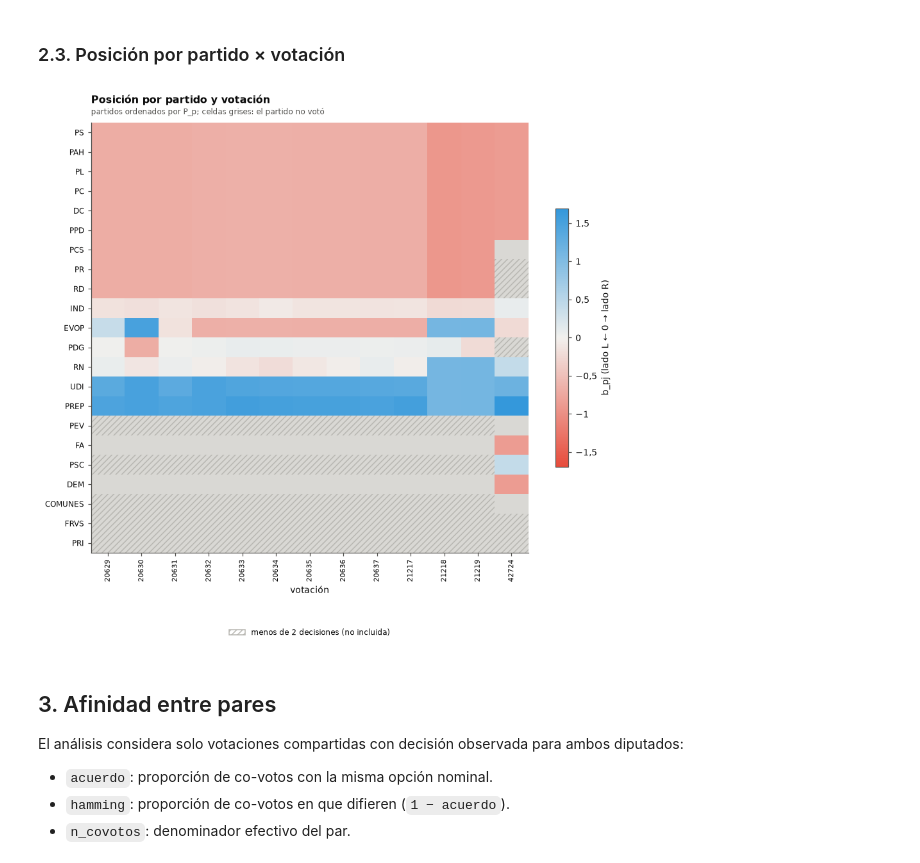
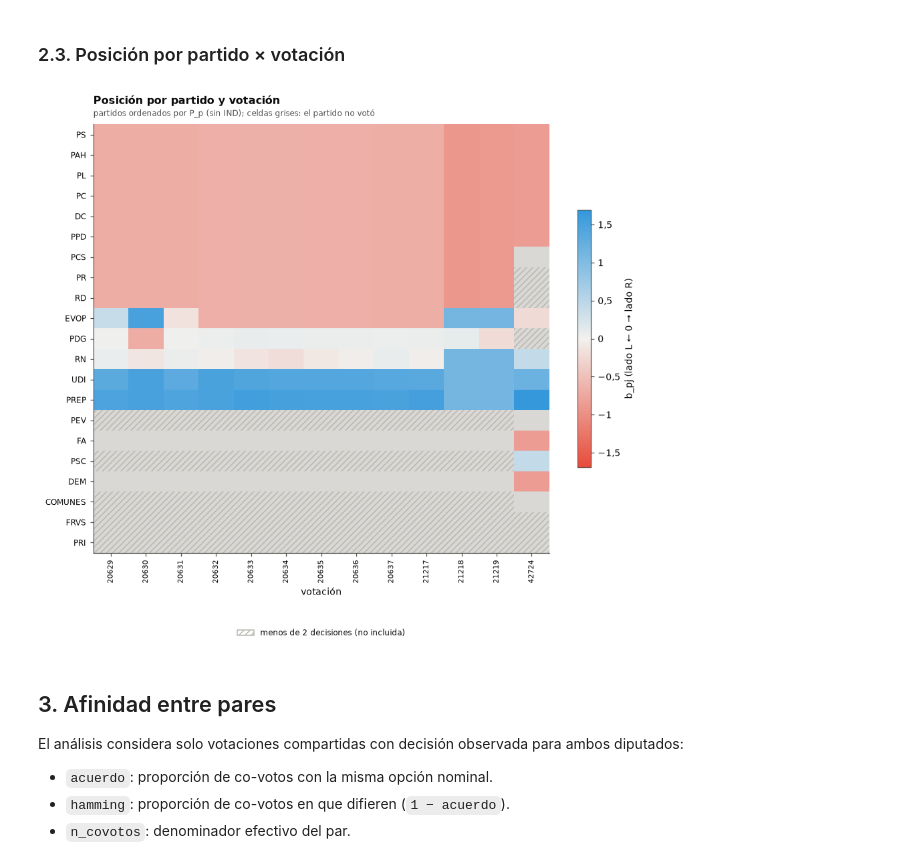
Before and after one commit to joserodriguezc/grupo_1_programacion_ciencia_datos, a Jupyter notebook: F4/notebooks/F4_03_metricas_partidos_afinidad.ipynb, the cells around one changed output. Saved outputs shown, nothing was run; the diff lists cells and outputs as text; code cells hidden in the pictures.

```diff
--- a/F4/notebooks/F4_03_metricas_partidos_afinidad.ipynb
+++ b/F4/notebooks/F4_03_metricas_partidos_afinidad.ipynb
@@ -97,6 +98,9 @@ universo = pd.read_csv(rutas['universo']).set_index('metodo')
 
 partido_votacion = posicion.loc[posicion['nivel'].eq('partido_votacion')].copy()
 partidos = posicion.loc[posicion['nivel'].eq('partido')].copy()
+# P_p publicable: estimable y de un partido (IND se calcula, pero no se publica).
+partidos['publicable'] = partidos['publicable'].astype(str).str.lower().eq('true')
+no_partidarios = partidos.loc[partidos['tipo_grupo'].ne('partido')]
 
 assert matriz_hamming.shape[0] == matriz_hamming.shape[1]
 assert {'P_p', 'n_votaciones', 'mediana_d1', 'iqr_d1'}.issubset(partidos.columns)
@@ -105,7 +109,7 @@ assert {'acuerdo', 'hamming', 'n_covotos', 'incluido'}.issubset(afinidad.columns
 controles = pd.DataFrame([
     ('posicion_partido_votacion', len(partido_votacion),
      int(partido_votacion['incluido'].fillna(False).astype(bool).sum())),
-    ('posicion_partidaria_P_p', len(partidos), int(partidos['P_p'].notna().sum())),
+    ('posicion_partidaria_P_p', len(partidos), int(partidos['publicable'].sum())),
     ('afinidad_pares', len(afinidad), int(afinidad['incluido'].fillna(False).astype(bool).sum())),
 ], columns=['metodo', 'n_corpus', 'n_incluidos']).set_index('metodo')
 controles['coincide_con_universo'] = (
@@ -157,7 +164,7 @@ display(tabla_partidos)
 # %% [markdown]
 ### 2.1. Perfil relativo por partido
 # %%
-estimables = partidos.loc[partidos['P_p'].notna()].copy().sort_values('P_p')
+estimables = partidos.loc[partidos['publicable']].copy().sort_values('P_p')
 
 fig, ax = plt.subplots(figsize=(9, max(4.5, 0.38 * len(estimables))))
 colores = [vis.GRUPOS[lado(v)] for v in estimables['P_p']]
@@ -173,11 +180,11 @@ ax.tick_params(axis='y', length=0)
 ax.grid(axis='x')
 vis.formato_coma(ax, 'x')
 vis.titulo(ax, 'Posición partidaria relativa',
-           f'{len(estimables)} partidos con P_p estimable · eje B-Call del corpus')
+           f'{len(estimables)} partidos con P_p publicable · eje B-Call del corpus')
 vis.leyenda_inferior(ax, [vis.parche(vis.GRUPOS['L'], 'lado L (P_p < 0)'),
                           vis.parche(vis.GRUPOS['R'], 'lado R (P_p ≥ 0)')], ncol=2, y=-0.1)
 vis.nota(fig, 'Fuente: posicion_partidaria.csv. P_p es la media, con igual peso, de b_pj en '
-              'las votaciones válidas del partido.', y=-0.04)
+              'las votaciones válidas del partido. IND no se publica (no es un partido).', y=-0.04)
 guardar(fig, 'posicion_partidaria.png')
 plt.show()
 # %% [output]
@@ -226,34 +233,35 @@ El IQR de `d1` muestra dispersión interna de posiciones individuales. No sustit
 # %%
 orden = (partidos.set_index('partido_alias')['P_p'].sort_values(na_position='last').index)
 b_pj = partido_votacion.pivot_table(index='partido_alias', columns='votacion_id',
                                     values='b_pj', aggfunc='first')
 incluida = partido_votacion.pivot_table(index='partido_alias', columns='votacion_id',
                                         values='incluido', aggfunc='first')
-filas = [p for p in orden if p in b_pj.index]
+# IND no se muestra: no es un partido (A03-012).
+filas = [p for p in orden if p in b_pj.index and p not in set(no_partidarios['partido_alias'])]
 b_pj, incluida = b_pj.reindex(filas), incluida.reindex(filas).fillna(False).astype(bool)
 valores = b_pj.where(incluida)
 
 fig, ax = plt.subplots(figsize=(10, max(5, 0.36 * len(filas))))
 imagen = ax.imshow(valores.to_numpy(dtype=float), aspect='auto', cmap=vis.DIVERGENTE_LR,
                    norm=vis.norma_simetrica(valores.to_numpy(dtype=float)))
 for (i, j), v in np.ndenumerate(b_pj.to_numpy(dtype=float)):
     if pd.notna(v) and not incluida.iat[i, j]:
         ax.add_patch(plt.Rectangle((j - 0.5, i - 0.5), 1, 1, fill=False, hatch='////',
                                    edgecolor=vis.RAYADO, lw=0))
 ax.set_xticks(range(b_pj.shape[1]), [str(int(v)) for v in b_pj.columns], rotation=90,
               fontsize=7)
 ax.set_yticks(range(len(filas)), filas, fontsize=8)
 ax.set_xlabel('votación')
 barra = fig.colorbar(imagen, ax=ax, shrink=0.6, label='b_pj (lado L ← 0 → lado R)')
 vis.formato_coma(barra.ax, 'y')
 vis.titulo(ax, 'Posición por partido y votación',
-           'partidos ordenados por P_p; celdas grises: el partido no votó')
+           'partidos ordenados por P_p (sin IND); celdas grises: el partido no votó')
 vis.leyenda_inferior(ax, [vis.parche('white', 'menos de 2 decisiones (no incluida)',
                                      edgecolor=vis.RAYADO, hatch='////')], ncol=1, y=-0.16)
 guardar(fig, 'posicion_partido_votacion.png')
 plt.show()
 # %% [output]
-[figure, old version]
+[figure, new version]
 # %% [markdown]
 ## 3. Afinidad entre pares
 El análisis considera solo votaciones compartidas con decisión observada para ambos diputados:
```
Also changed, not shown: parts of 11 cells of this notebook, 16 other files.
